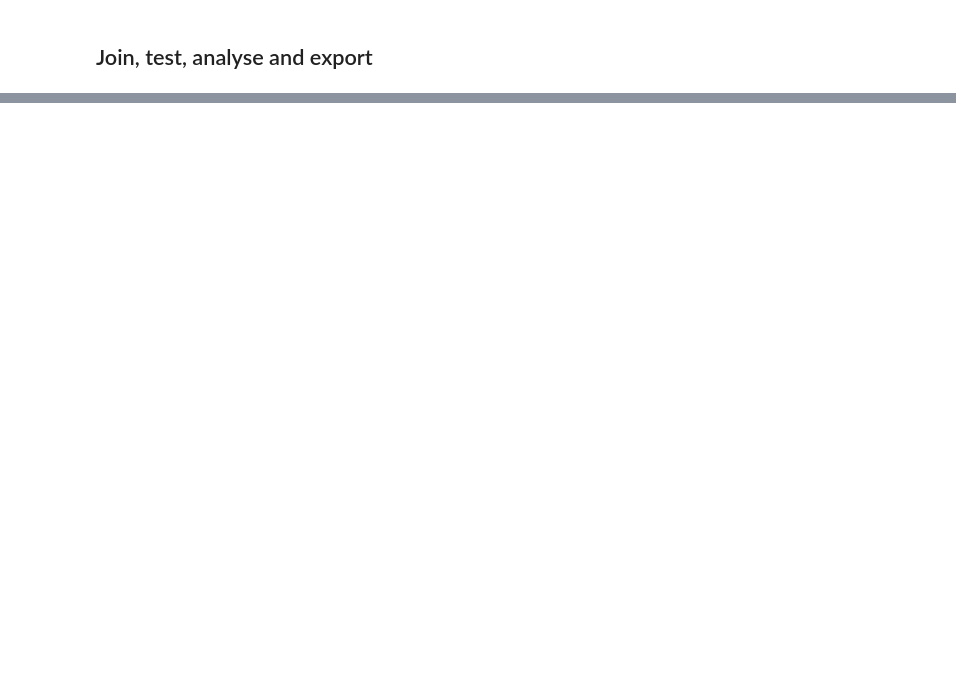
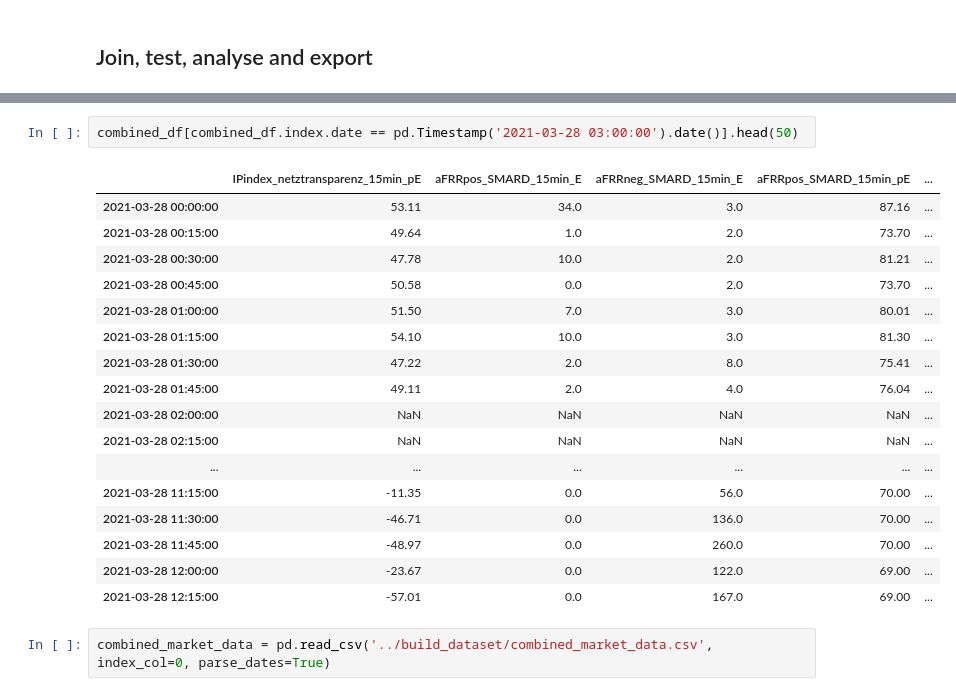
Before and after one commit to n-raspi/nseemann-msc-BESS, a Jupyter notebook: 30_src/build_dataset/build_dataset.ipynb, the cells around one changed output, grey strips where cells are left out. Saved outputs shown, nothing was run; the diff lists cells and outputs as text; blank space fills up the shorter version.

```diff
--- a/30_src/build_dataset/build_dataset.ipynb
+++ b/30_src/build_dataset/build_dataset.ipynb
@@ -389,3 +374,25 @@ print(len(combined_df.asfreq('15min')))
 # %% [output]
 342815.0
 342816
+# %%
+combined_df[combined_df.index.date == pd.Timestamp('2021-03-28 03:00:00').date()].head(50)
+# %% [output]
+|  | IPindex_netztransparenz_15min_pE | aFRRpos_SMARD_15min_E | aFRRneg_SMARD_15min_E | aFRRpos_SMARD_15min_pE | ... |
+| 2021-03-28 00:00:00 | 53.11 | 34.0 | 3.0 | 87.16 | ... |
+| 2021-03-28 00:15:00 | 49.64 | 1.0 | 2.0 | 73.70 | ... |
+| 2021-03-28 00:30:00 | 47.78 | 10.0 | 2.0 | 81.21 | ... |
+| 2021-03-28 00:45:00 | 50.58 | 0.0 | 2.0 | 73.70 | ... |
+| 2021-03-28 01:00:00 | 51.50 | 7.0 | 3.0 | 80.01 | ... |
+| 2021-03-28 01:15:00 | 54.10 | 10.0 | 3.0 | 81.30 | ... |
+| 2021-03-28 01:30:00 | 47.22 | 2.0 | 8.0 | 75.41 | ... |
+| 2021-03-28 01:45:00 | 49.11 | 2.0 | 4.0 | 76.04 | ... |
+| 2021-03-28 02:00:00 | NaN | NaN | NaN | NaN | ... |
+| 2021-03-28 02:15:00 | NaN | NaN | NaN | NaN | ... |
+| ... | ... | ... | ... | ... | ... |
+| 2021-03-28 11:15:00 | -11.35 | 0.0 | 56.0 | 70.00 | ... |
+| 2021-03-28 11:30:00 | -46.71 | 0.0 | 136.0 | 70.00 | ... |
+| 2021-03-28 11:45:00 | -48.97 | 0.0 | 260.0 | 70.00 | ... |
+| 2021-03-28 12:00:00 | -23.67 | 0.0 | 122.0 | 69.00 | ... |
+| 2021-03-28 12:15:00 | -57.01 | 0.0 | 167.0 | 69.00 | ... |
+# %%
+combined_market_data = pd.read_csv('../build_dataset/combined_market_data.csv', index_col=0, parse_dates=True)
```
Also changed, not shown: parts of 4 cells of this notebook.
